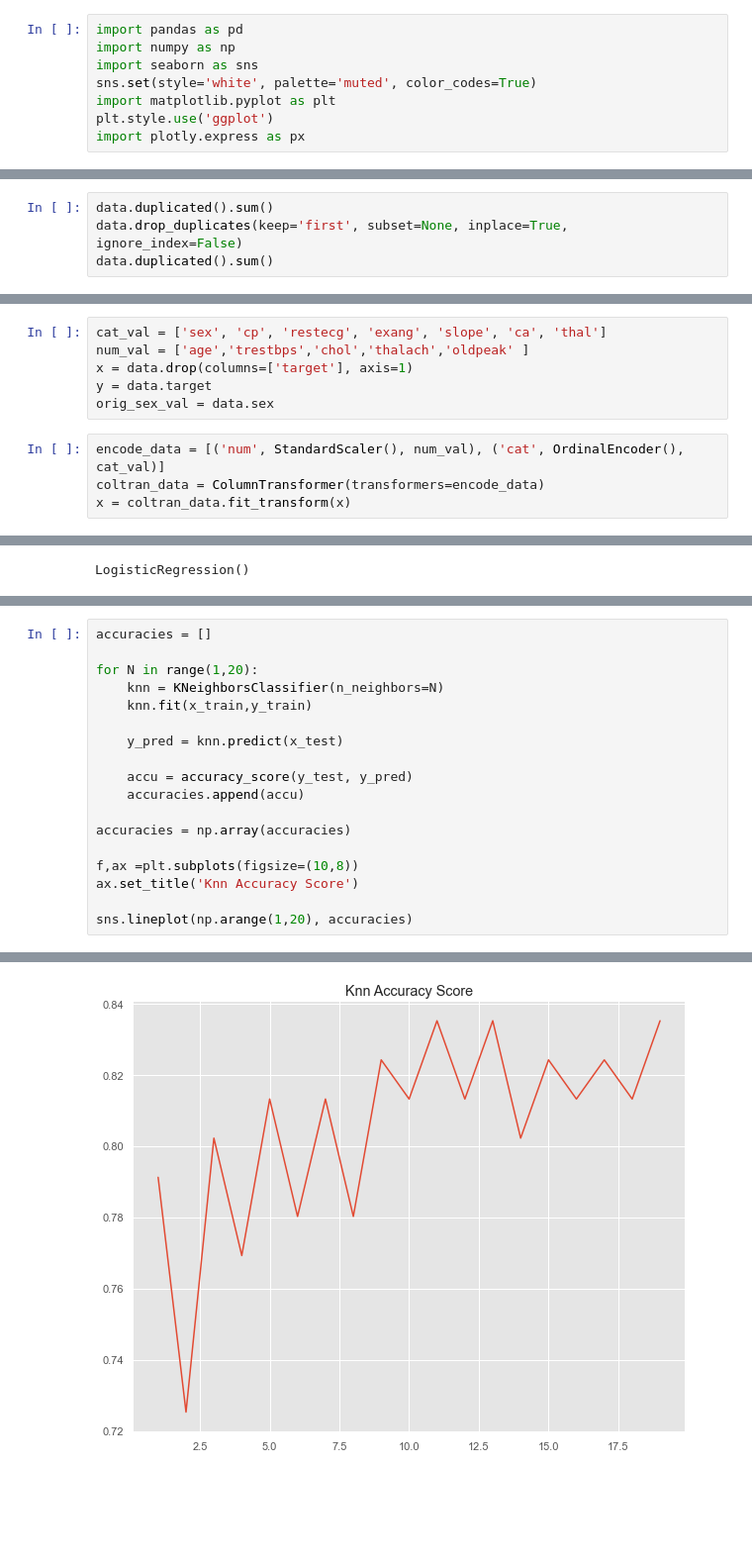
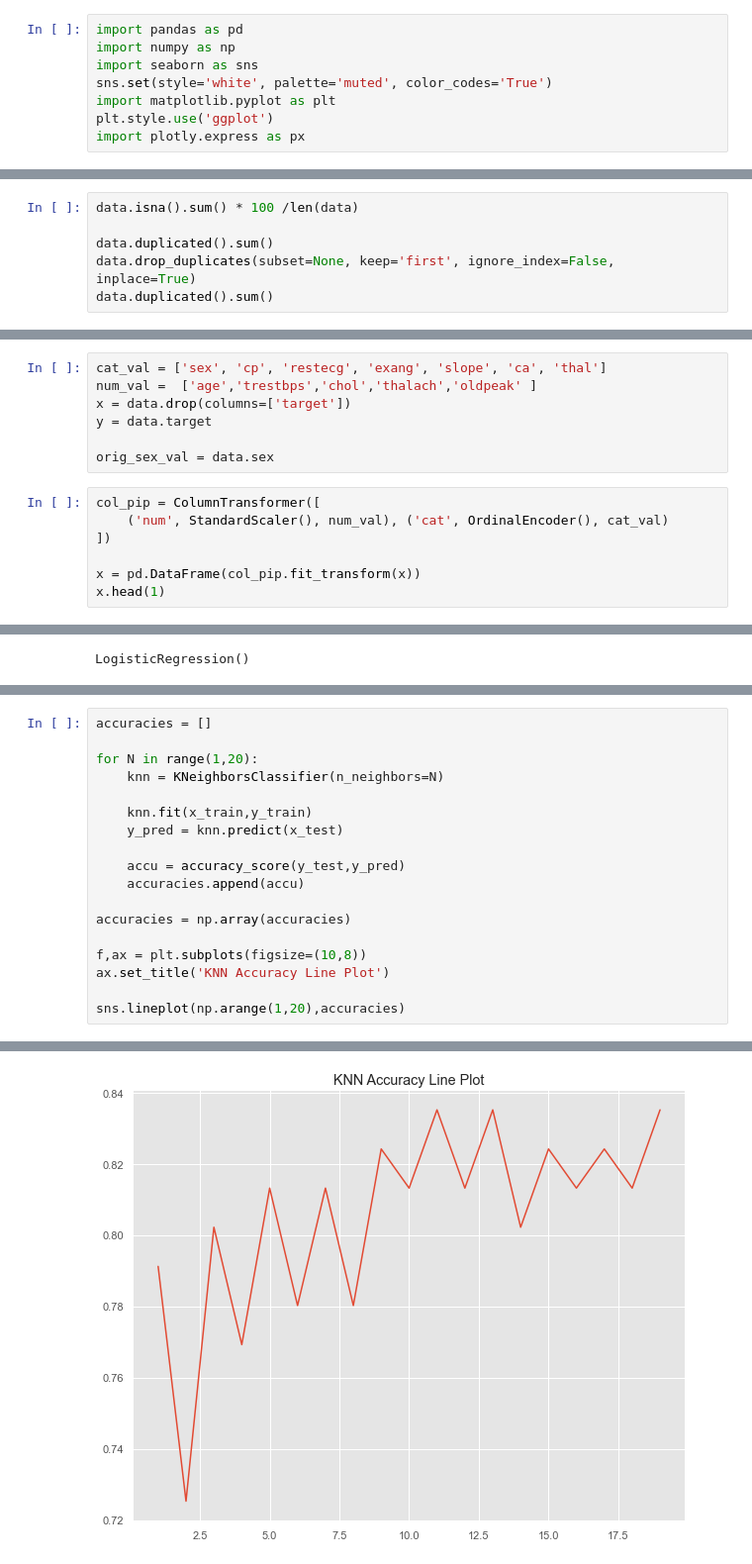
Before and after one commit to Omuk/Fullstack-Data-Analyst, a Jupyter notebook: Learning/code_examples/practice/practice_field.ipynb, the cells around one changed output, grey strips where cells are left out. Shown at 99% size. Saved outputs shown, nothing was run; the diff lists cells and outputs as text; blank space fills up the shorter version.

Commit message:
data

```diff
--- a/Learning/code_examples/practice/practice_field.ipynb
+++ b/Learning/code_examples/practice/practice_field.ipynb
@@ -2,7 +2,7 @@
 import pandas as pd
 import numpy as np
 import seaborn as sns
-sns.set(style='white', palette='muted', color_codes=True)
+sns.set(style='white', palette='muted', color_codes='True')
 import matplotlib.pyplot as plt
 plt.style.use('ggplot')
 import plotly.express as px
@@ -24,16 +25,22 @@ data = pd.read_csv(r'c:\Github\Fullstack-Data-Analyst\Learning\the_data\data-lab
 # %%
+data.isna().sum() * 100 /len(data)
+
 data.duplicated().sum()
-data.drop_duplicates(keep='first', subset=None, inplace=True, ignore_index=False)
+data.drop_duplicates(subset=None, keep='first', ignore_index=False, inplace=True)
 data.duplicated().sum()
 # %% [output]
 0
 # %%
 cat_val = ['sex', 'cp', 'restecg', 'exang', 'slope', 'ca', 'thal']
-num_val = ['age','trestbps','chol','thalach','oldpeak' ]
-x = data.drop(columns=['target'], axis=1)
+num_val =  ['age','trestbps','chol','thalach','oldpeak' ]
+x = data.drop(columns=['target'])
 y = data.target
+
 orig_sex_val = data.sex
 # %%
-encode_data = [('num', StandardScaler(), num_val), ('cat', OrdinalEncoder(), cat_val)]
-coltran_data = ColumnTransformer(transformers=encode_data)
-x = coltran_data.fit_transform(x)
+col_pip = ColumnTransformer([
+    ('num', StandardScaler(), num_val), ('cat', OrdinalEncoder(), cat_val)
+])
+
+x = pd.DataFrame(col_pip.fit_transform(x))
+x.head(1)
@@ -90,17 +86,17 @@ accuracies = []
 
 for N in range(1,20):
     knn = KNeighborsClassifier(n_neighbors=N)
+
     knn.fit(x_train,y_train)
-
     y_pred = knn.predict(x_test)
 
-    accu = accuracy_score(y_test, y_pred)
+    accu = accuracy_score(y_test,y_pred)
     accuracies.append(accu)
 
 accuracies = np.array(accuracies)
 
-f,ax =plt.subplots(figsize=(10,8))
-ax.set_title('Knn Accuracy Score')
+f,ax = plt.subplots(figsize=(10,8))
+ax.set_title('KNN Accuracy Line Plot')
 
-sns.lineplot(np.arange(1,20), accuracies)
+sns.lineplot(np.arange(1,20),accuracies)
 # %% [output]
@@ -108,2 +105,2 @@ sns.lineplot(np.arange(1,20), accuracies)
-[figure, old version]
+[figure, new version]
 # %%
```
Also changed, not shown: parts of 11 cells of this notebook.
